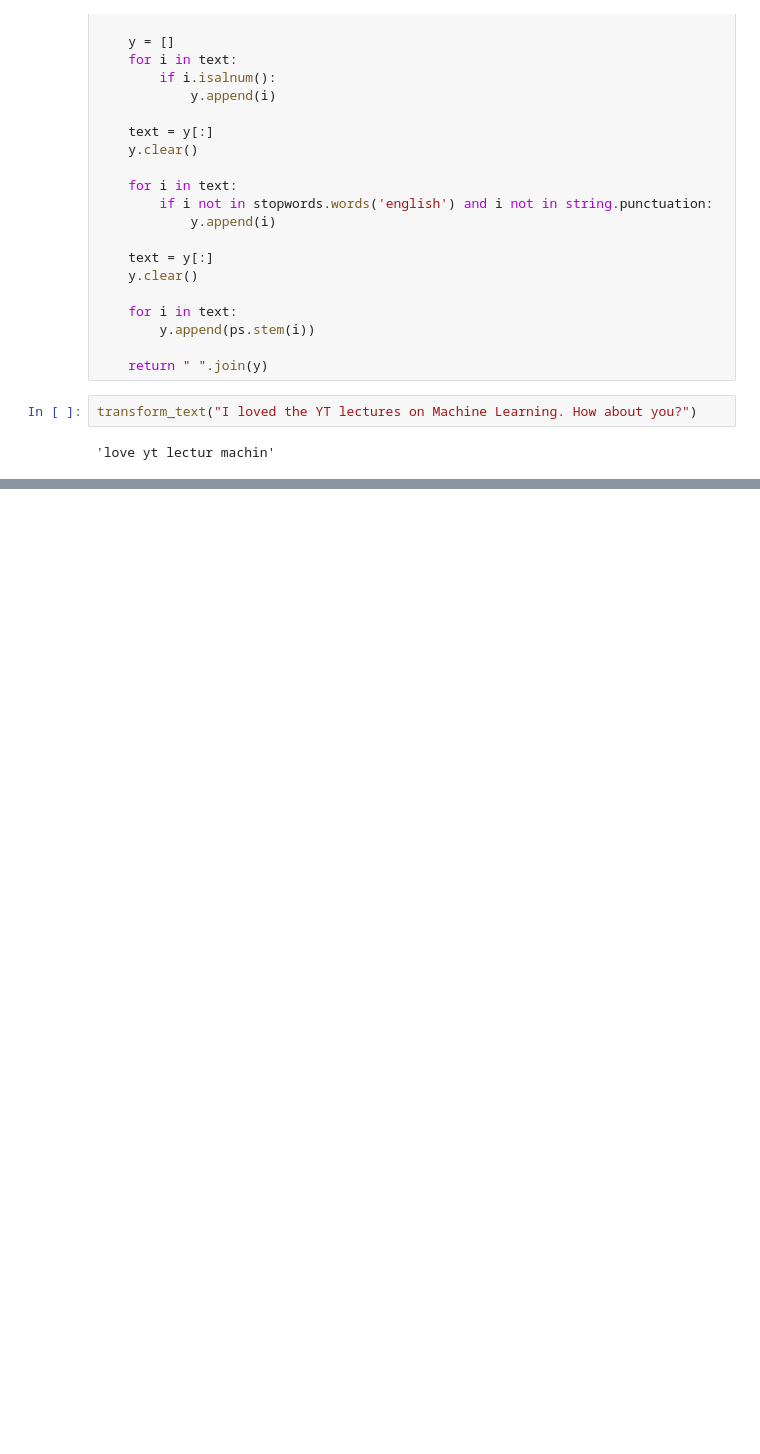
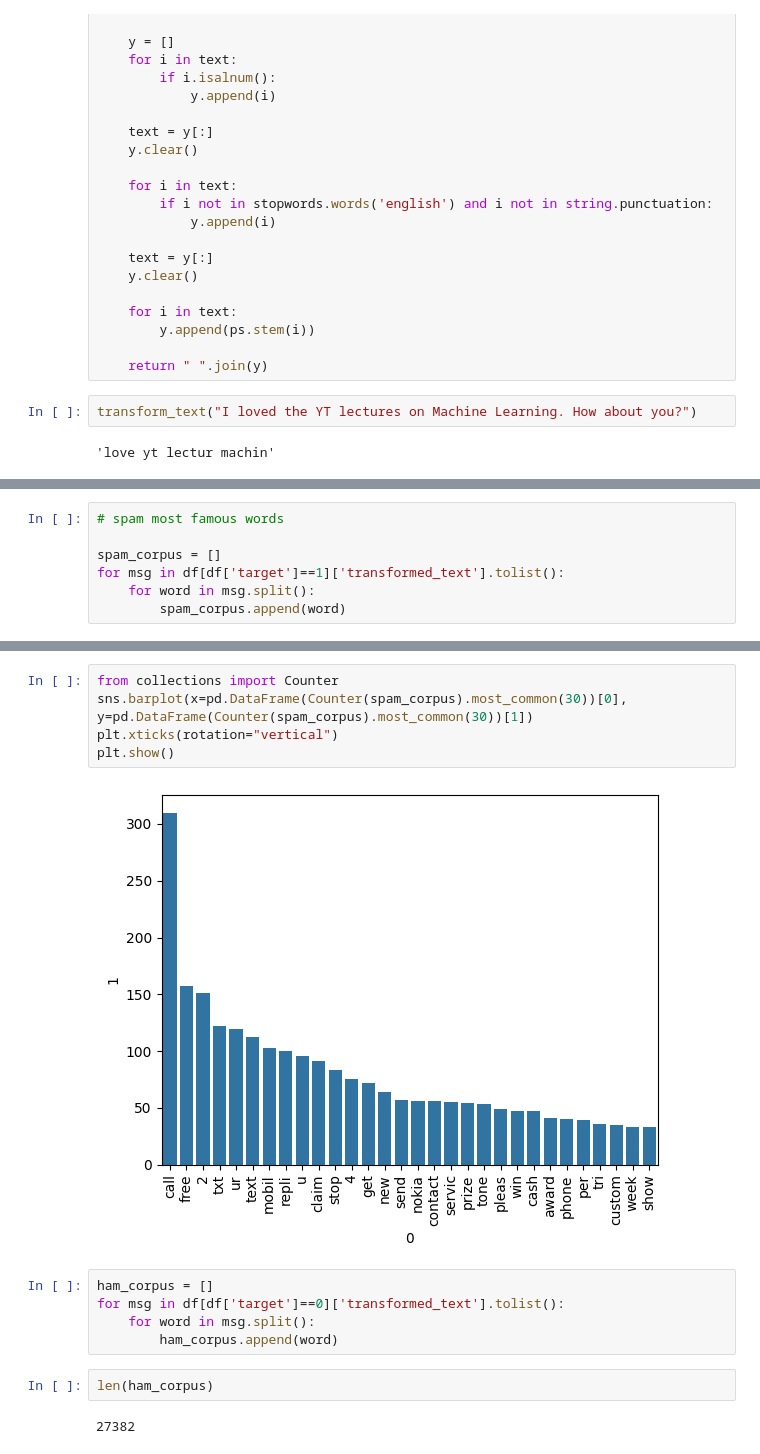
Before and after one commit to adityahacker-1/scam_msg_classifier_hackathon, a Jupyter notebook: ai/spam_email_detector.ipynb, the cells around one changed output, grey strips where cells are left out. Cells and saved outputs as stored; diff of their text form; blank space fills up the shorter version.

```diff
--- a/ai/spam_email_detector.ipynb
+++ b/ai/spam_email_detector.ipynb
@@ -212,0 +247,7 @@ transform_text("I loved the YT lectures on Machine Learning. How about you?")
+# %%
+# spam most famous words
+
+spam_corpus = []
+for msg in df[df['target']==1]['transformed_text'].tolist():
+    for word in msg.split():
+        spam_corpus.append(word)
@@ -212,0 +258,16 @@ transform_text("I loved the YT lectures on Machine Learning. How about you?")
+# %%
+from collections import Counter
+sns.barplot(x=pd.DataFrame(Counter(spam_corpus).most_common(30))[0], y=pd.DataFrame(Counter(spam_corpus).most_common(30))[1])
+plt.xticks(rotation="vertical")
+plt.show()
+# %% [output]
+[figure, added]
+# %%
+ham_corpus = []
+for msg in df[df['target']==0]['transformed_text'].tolist():
+    for word in msg.split():
+        ham_corpus.append(word)
+# %%
+len(ham_corpus)
+# %% [output]
+27382
```
Also changed, not shown: parts of 25 cells of this notebook.
